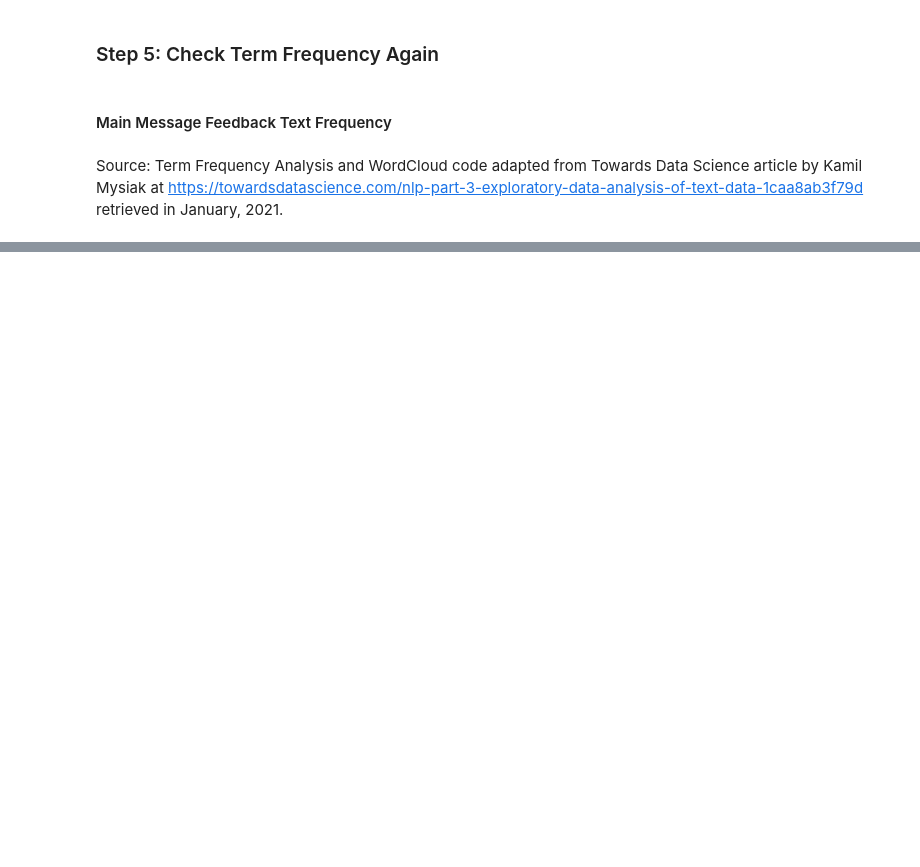
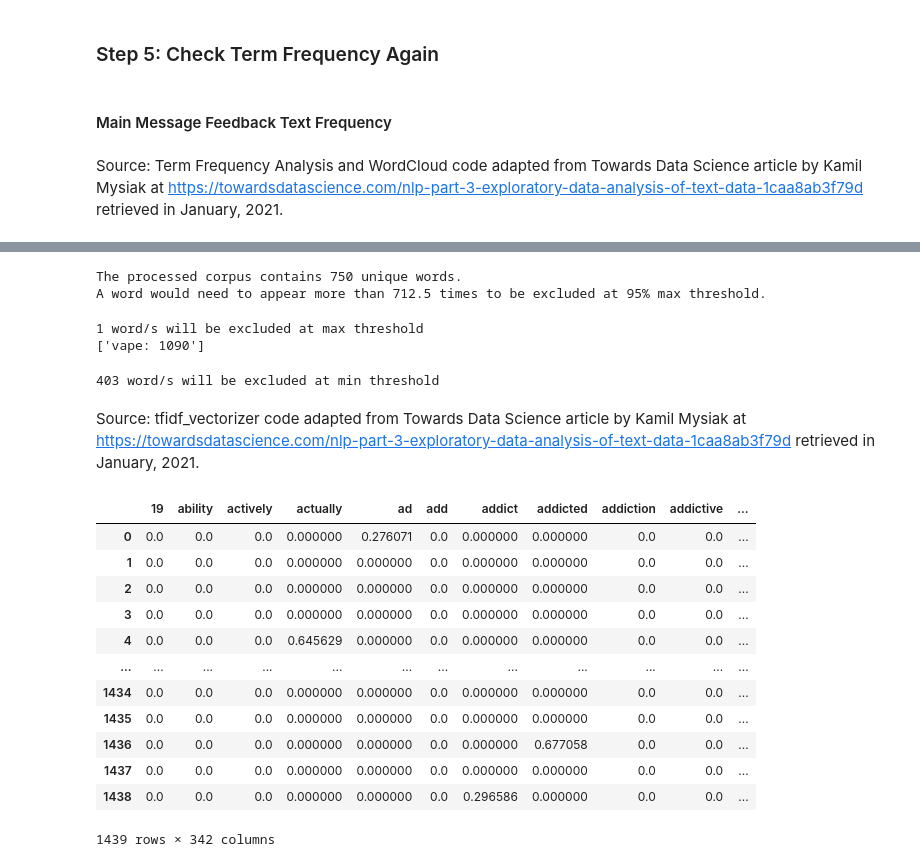
Before and after one commit to rrmahr/TextBased_AdFeedback_TopicModeling, a Jupyter notebook: a_Notebooks/c_Preprocessing.ipynb, the cells around one changed output, grey strips where cells are left out. Saved outputs shown, nothing was run; the diff lists cells and outputs as text; code cells hidden in the pictures; blank space fills up the shorter version.

```diff
--- a/a_Notebooks/c_Preprocessing.ipynb
+++ b/a_Notebooks/c_Preprocessing.ipynb
@@ -523,0 +236,68 @@ dislikes_test.to_csv('../Datafiles/dislikes_test.csv', index=False)
+# %%
+#Pull words list for training set to inform parameter selection
+words = processed_df['Lemma_Tokens']
+allwords = []
+for wordlist in words:
+    allwords += wordlist
+
+#Get total count of unique words
+print('The processed corpus contains ' + str(len(set(allwords))) + ' unique words.')
+
+#Get idea of count for max df
+print('A word would need to appear more than ' + str(len(set(allwords))*.95) + ' times to be excluded at 95% max threshold.')
+# %% [output]
+The processed corpus contains 750 unique words.
+A word would need to appear more than 712.5 times to be excluded at 95% max threshold.
+# %%
+#Get list of max_df words to be excluded
+max_excluded_words = [str(i[0]) + ": "+ str(i[1]) for i in FreqDist(allwords).most_common()
+                  if i[1] > (len(set(allwords))*.95)]
+
+#Get a count of words that will be excluded at maximum threshold
+print(str(len(max_excluded_words)) + ' word/s will be excluded at max threshold')
+
+#Show list
+print(max_excluded_words)
+# %% [output]
+1 word/s will be excluded at max threshold
+['vape: 1090']
+# %%
+#Get list of min_df words to be excluded
+min_excluded_words = [str(i[0]) + ": "+ str(i[1]) for i in FreqDist(allwords).most_common()
+                  if i[1] < 2]
+
+#Get count of words that will be excluded at min threshold
+print(str(len(min_excluded_words)) + ' word/s will be excluded at min threshold')
+# %% [output]
+403 word/s will be excluded at min threshold
+# %% [markdown]
+Source: tfidf_vectorizer code adapted from Towards Data Science article by Kamil Mysiak at https://towardsdatascience.com/nlp-part-3-exploratory-data-analysis-of-text-data-1caa8ab3f79d retrieved in January, 2021.
+# %%
+#Create vectorizer object
+#Max_df: Filter out words that appear in more than 95% of feedback
+#Min_df: Filter out words that appear less than 2 times
+
+#Instantiate vectorizer
+tfidf_vectorizer = TfidfVectorizer(max_df=0.95, min_df=2, use_idf=True)
+
+#Create matrix as result of fit_transform() on feedback training set
+tfidf = tfidf_vectorizer.fit_transform(processed_df['Lemmas_String'].values.astype('U'))
+tfidf_feature_names = tfidf_vectorizer.get_feature_names()
+
+#Create df from the matrix to view
+doc_term_matrix_tfidf = pd.DataFrame(tfidf.toarray(),columns=list(tfidf_feature_names))
+doc_term_matrix_tfidf
+# %% [output]
+|  | 19 | ability | actively | actually | ad | add | addict | addicted | addiction | addictive | ... |
+| 0 | 0.0 | 0.0 | 0.0 | 0.000000 | 0.276071 | 0.0 | 0.000000 | 0.000000 | 0.0 | 0.0 | ... |
+| 1 | 0.0 | 0.0 | 0.0 | 0.000000 | 0.000000 | 0.0 | 0.000000 | 0.000000 | 0.0 | 0.0 | ... |
+| 2 | 0.0 | 0.0 | 0.0 | 0.000000 | 0.000000 | 0.0 | 0.000000 | 0.000000 | 0.0 | 0.0 | ... |
+| 3 | 0.0 | 0.0 | 0.0 | 0.000000 | 0.000000 | 0.0 | 0.000000 | 0.000000 | 0.0 | 0.0 | ... |
+| 4 | 0.0 | 0.0 | 0.0 | 0.645629 | 0.000000 | 0.0 | 0.000000 | 0.000000 | 0.0 | 0.0 | ... |
+| ... | ... | ... | ... | ... | ... | ... | ... | ... | ... | ... | ... |
+| 1434 | 0.0 | 0.0 | 0.0 | 0.000000 | 0.000000 | 0.0 | 0.000000 | 0.000000 | 0.0 | 0.0 | ... |
+| 1435 | 0.0 | 0.0 | 0.0 | 0.000000 | 0.000000 | 0.0 | 0.000000 | 0.000000 | 0.0 | 0.0 | ... |
+| 1436 | 0.0 | 0.0 | 0.0 | 0.000000 | 0.000000 | 0.0 | 0.000000 | 0.677058 | 0.0 | 0.0 | ... |
+| 1437 | 0.0 | 0.0 | 0.0 | 0.000000 | 0.000000 | 0.0 | 0.000000 | 0.000000 | 0.0 | 0.0 | ... |
+| 1438 | 0.0 | 0.0 | 0.0 | 0.000000 | 0.000000 | 0.0 | 0.296586 | 0.000000 | 0.0 | 0.0 | ... |
+1439 rows × 342 columns
```
Also changed, not shown: parts of 56 cells of this notebook.
